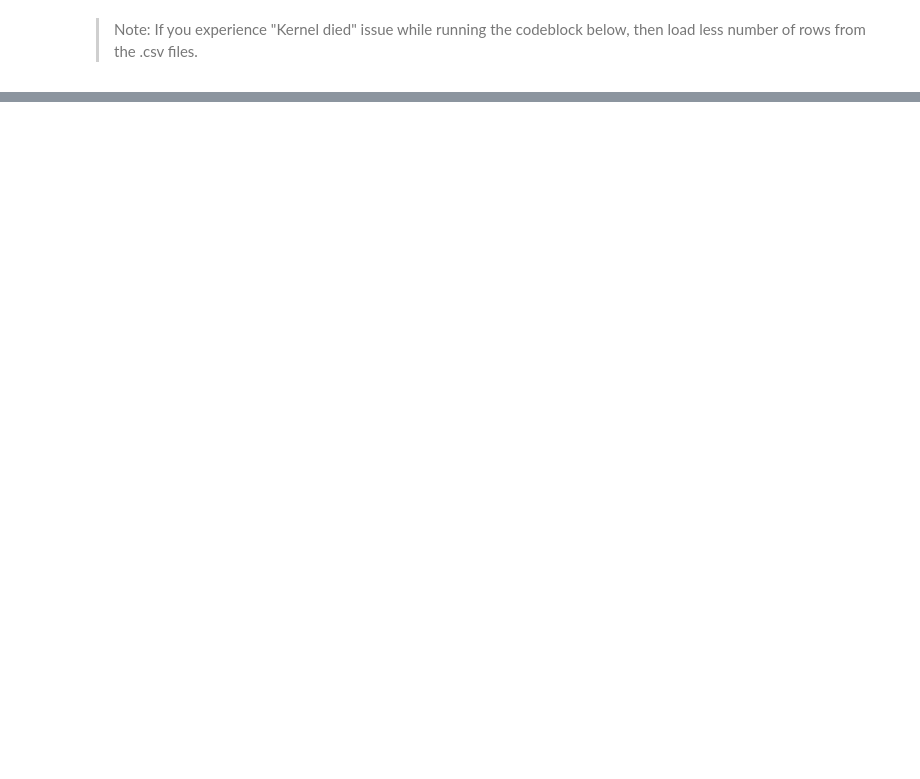
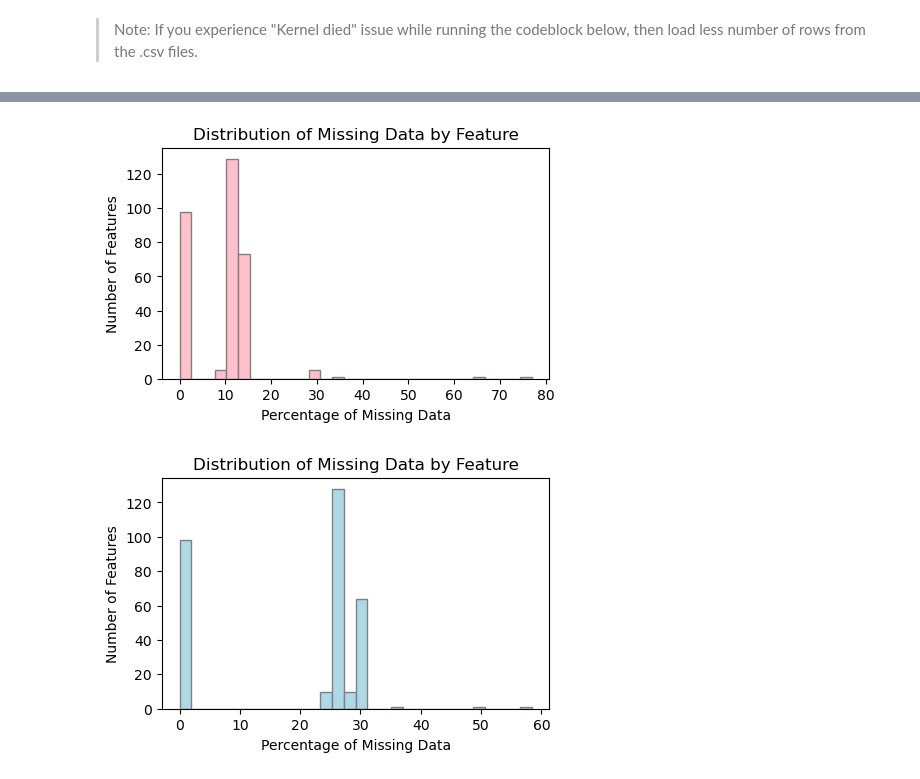
Before and after one commit to syntheticasymmetry/capstone_customer_segmentation, a Jupyter notebook: Arvato Project Workbook.ipynb, the cells around one changed output, grey strips where cells are left out. Drawn from its saved outputs; the diff is of its cells as text; code cells hidden in the pictures; blank space fills up the shorter version.

```diff
--- a/Arvato Project Workbook.ipynb
+++ b/Arvato Project Workbook.ipynb
@@ -64,0 +219,19 @@ mailout_test = pd.read_csv('data/Udacity_MAILOUT_052018_TEST.csv', sep=';')
+# %%
+# list of columns to drop
+columns_to_drop1 = [
+    'AKT_DAT_KL', 'ALTERSKATEGORIE_FEIN', 'ALTER_KIND1', 'ALTER_KIND2', 'ALTER_KIND3', 'ALTER_KIND4', 'ANZ_KINDER', 'ANZ_STATISTISCHE_HAUSHALTE', \
+    'CJT_KATALOGNUTZER', 'CJT_TYP_1', 'CJT_TYP_2', 'CJT_TYP_3', 'CJT_TYP_4', 'CJT_TYP_5', 'CJT_TYP_6', 'D19_LETZTER_KAUF_BRANCHE', 'D19_LOTTO', \
+    'D19_SOZIALES', 'D19_VERSI_ONLINE_QUOTE_12', 'DSL_FLAG', 'EINGEFUEGT_AM', 'EINGEZOGENAM_HH_JAHR', 'EXTSEL992', 'FIRMENDICHTE', 'GEMEINDETYP', \
+    'HH_DELTA_FLAG', 'KBA13_ANTG1', 'KBA13_ANTG2', 'KBA13_ANTG3', 'KBA13_ANTG4', 'KBA13_BAUMAX', 'KBA13_GBZ', 'KBA13_CCM_1401_2500', 'KBA13_HHZ', \
+    'KBA13_KMH_210', 'KOMBIALTER', 'KONSUMZELLE', 'LNR', 'MOBI_RASTER', 'RT_KEIN_ANREIZ', 'RT_SCHNAEPPCHEN', 'RT_UEBERGROESSE', \
+    'SOHO_KZ', 'STRUKTURTYP', 'UMFELD_ALT', 'UMFELD_JUNG', 'UNGLEICHENN_FLAG', 'VERDICHTUNGSRAUM', 'VHA', 'VHN', 'VK_DHT4A', 'VK_DISTANZ', 'VK_ZG11', \
+    'CUSTOMER_GROUP', 'ONLINE_PURCHASE', 'PRODUCT_GROUP'
+]
+
+# drop columns from azdias and customers
+azdias = azdias.drop(columns=columns_to_drop1, errors='ignore')
+customers = customers.drop(columns=columns_to_drop1, errors='ignore')
+
+# Verify that the columns are dropped
+print(azdias.columns, '\n')
+print(customers.columns)
@@ -64,0 +414,9 @@ mailout_test = pd.read_csv('data/Udacity_MAILOUT_052018_TEST.csv', sep=';')
+# %%
+# perform an assessment of how much missing data there is in each column of the dataset
+missing_data_azdias = azdias.isnull().mean()*100
+print('\nMissing Data in Azdias dataset:')
+print(missing_data_azdias.sort_values(ascending=False))
+
+missing_data_customers = customers.isnull().mean()*100
+print('\nMissing Data in Customers dataset:')
+print(missing_data_customers.sort_values(ascending=False))
@@ -64,0 +441,17 @@ mailout_test = pd.read_csv('data/Udacity_MAILOUT_052018_TEST.csv', sep=';')
+# %%
+plt.figure(figsize=(5,3))
+plt.hist(missing_data_azdias, bins=30, color='pink', edgecolor='grey')
+plt.title('Distribution of Missing Data by Feature')
+plt.xlabel('Percentage of Missing Data')
+plt.ylabel('Number of Features')
+plt.show()
+
+plt.figure(figsize=(5,3))
+plt.hist(missing_data_customers, bins=30, color='lightblue', edgecolor='grey')
+plt.title('Distribution of Missing Data by Feature')
+plt.xlabel('Percentage of Missing Data')
+plt.ylabel('Number of Features')
+plt.show()
+# %% [output]
+[figure, added]
+[figure, added]
```
Also changed, not shown: parts of 98 cells of this notebook.
